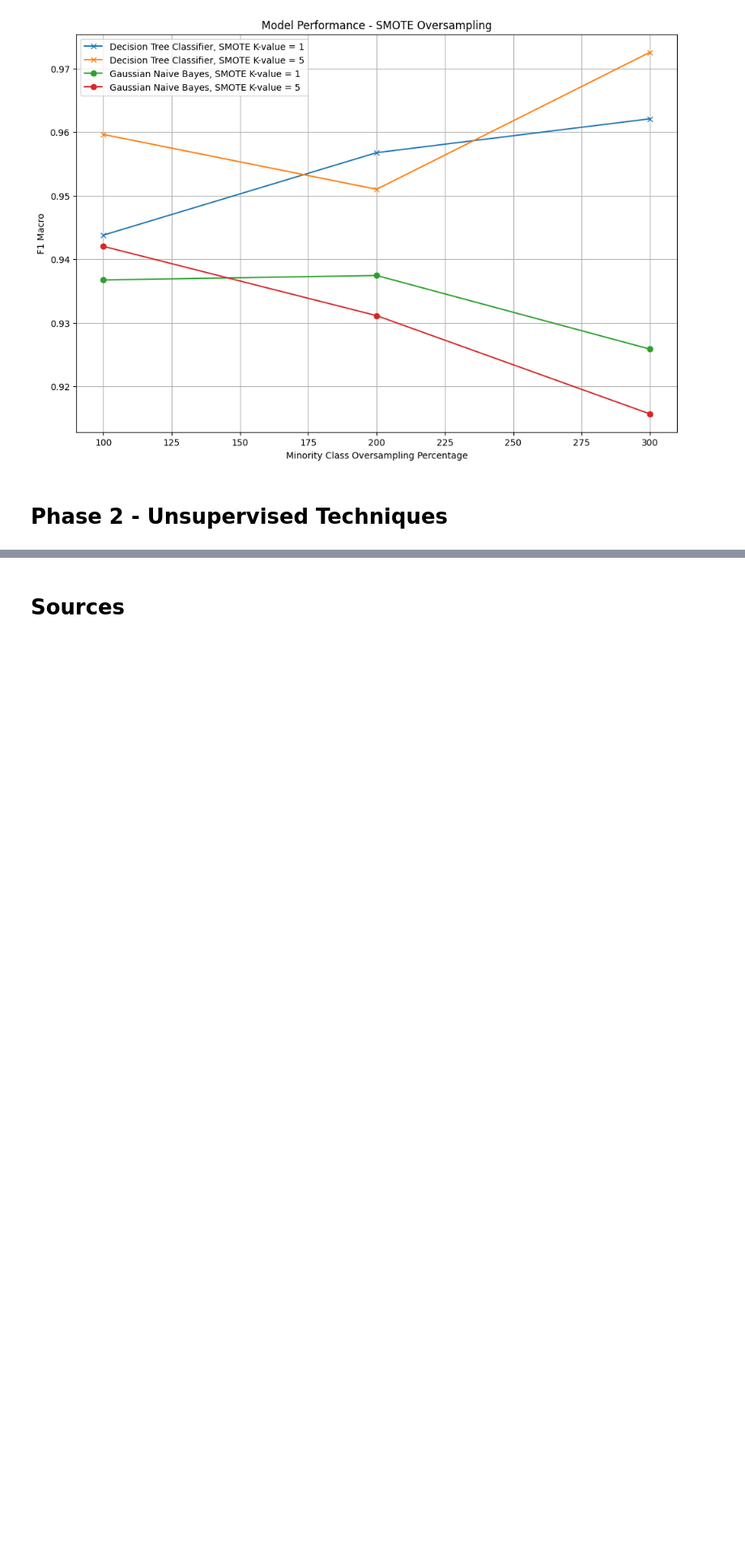
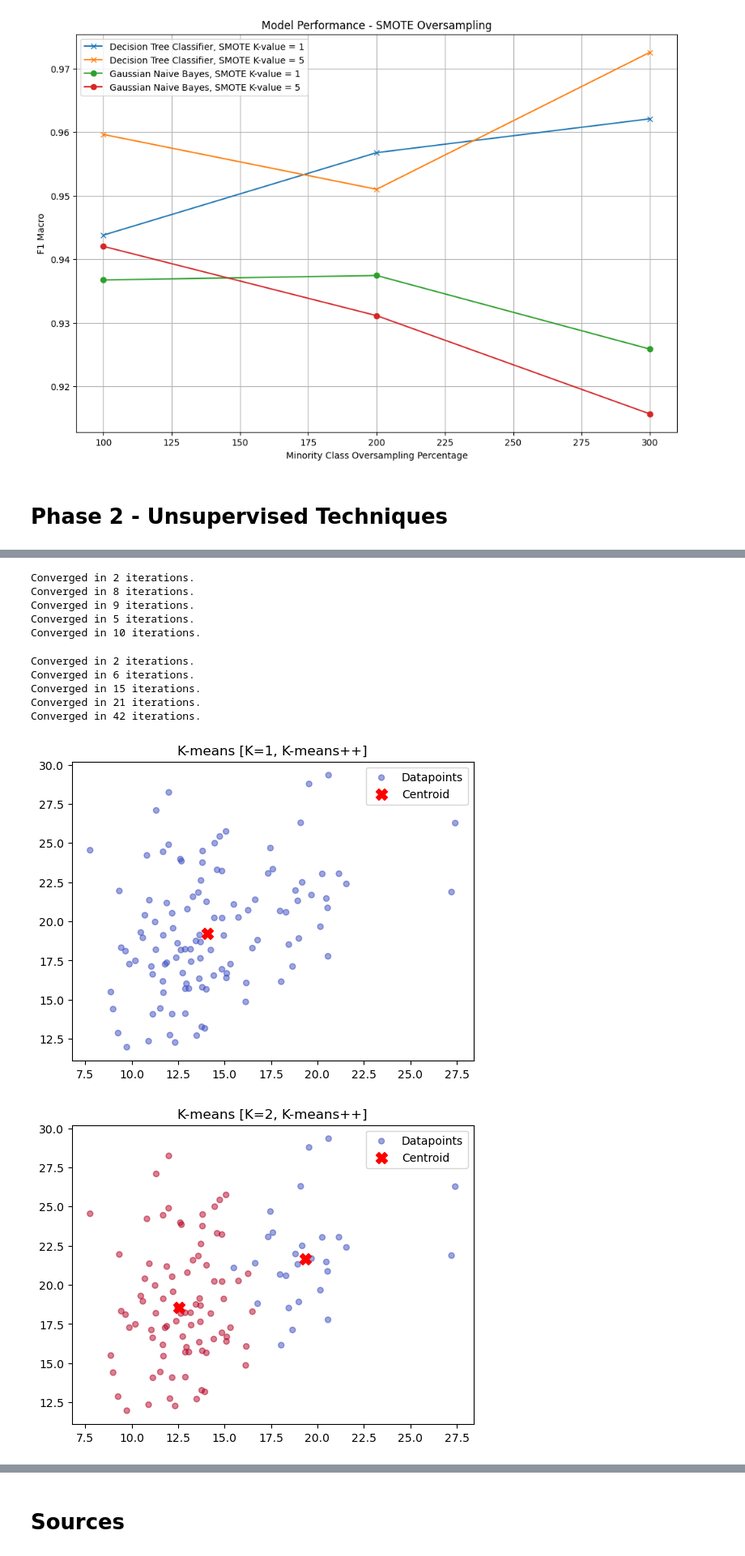
Before and after one commit to Willnguyen02/CS235F25_Course_Project, a Jupyter notebook: [CS235F25]_Course_Project.ipynb, the cells around one changed output, grey strips where cells are left out. Shown at 81% size. Saved outputs shown, nothing was run; the diff lists cells and outputs as text; code cells hidden in the pictures; blank space fills up the shorter version.

```diff
--- a/[CS235F25]_Course_Project.ipynb
+++ b/[CS235F25]_Course_Project.ipynb
@@ -764,0 +746,78 @@ class DBSCAN():
+# %%
+# Train Kmeans models [K-Means++]
+# Train 5 K-Means++ models, K = 1 through 5
+kmeans_model_k1_plus = kmeans(k=1, initialization="K-means++", max_iter=500)
+kmeans_model_k1_plus.fit(X_train)
+
+kmeans_model_k2_plus = kmeans(k=2, initialization="K-means++", max_iter=500)
+kmeans_model_k2_plus.fit(X_train)
+
+kmeans_model_k3_plus = kmeans(k=3, initialization="K-means++", max_iter=500)
+kmeans_model_k3_plus.fit(X_train)
+
+kmeans_model_k4_plus = kmeans(k=4, initialization="K-means++", max_iter=500)
+kmeans_model_k4_plus.fit(X_train)
+
+kmeans_model_k5_plus = kmeans(k=5, initialization="K-means++", max_iter=500)
+kmeans_model_k5_plus.fit(X_train)
+
+# Store each model in a list
+kmeans_plus = [kmeans_model_k1_plus, kmeans_model_k2_plus, kmeans_model_k3_plus, kmeans_model_k4_plus, kmeans_model_k5_plus]
+# %% [output]
+Converged in 2 iterations.
+Converged in 8 iterations.
+Converged in 9 iterations.
+Converged in 5 iterations.
+Converged in 10 iterations.
+# %%
+# Train Kmeans models [Random Initialization]
+# Train 5 randomly initialized K-means models, K = 1 through 5
+
+kmeans_model_k1_rand = kmeans(k=1, initialization="Random", max_iter=500)
+kmeans_model_k1_rand.fit(X_train)
+
+kmeans_model_k2_rand = kmeans(k=2, initialization="Random", max_iter=500)
+kmeans_model_k2_rand.fit(X_train)
+
+kmeans_model_k3_rand = kmeans(k=3, initialization="Random", max_iter=500)
+kmeans_model_k3_rand.fit(X_train)
+
+kmeans_model_k4_rand = kmeans(k=4, initialization="Random", max_iter=500)
+kmeans_model_k4_rand.fit(X_train)
+
+kmeans_model_k5_rand = kmeans(k=5, initialization="Random", max_iter=500)
+kmeans_model_k5_rand.fit(X_train)
+
+# Create a list to store each model
+kmeans_rand = [kmeans_model_k1_rand, kmeans_model_k2_rand, kmeans_model_k3_rand, kmeans_model_k4_rand, kmeans_model_k5_rand]
+# %% [output]
+Converged in 2 iterations.
+Converged in 6 iterations.
+Converged in 15 iterations.
+Converged in 21 iterations.
+Converged in 42 iterations.
+# %%
+# Plot K-Means++, K=1-5 models
+
+# Convert to numpy array
+if hasattr(X_test, "values"):
+    X_test_np = X_test.values
+else:
+    X_test_np = X_test
+
+# Loop through all K-means++ models
+for model in kmeans_plus:
+
+    # Set labels and centroids
+    labels = model.predict(X_test_np)
+    centroids = model.centroids
+
+    # Scatter plot examining centroids and assigned datapoints
+    plt.scatter(X_test_np[:,0], X_test_np[:,1], c=labels, cmap="coolwarm", s=25, alpha=0.5, label="Datapoints")
+    plt.scatter(centroids[:,0], centroids[:,1], c="red", s=100, marker="X", label="Centroid")
+    plt.title(f"K-means [K={model.k}, {model.initialization}]")
+    plt.legend()
+    plt.show()
+# %% [output]
+[figure, added]
+[figure, added]
```
Also changed, not shown: parts of 9 cells of this notebook.
